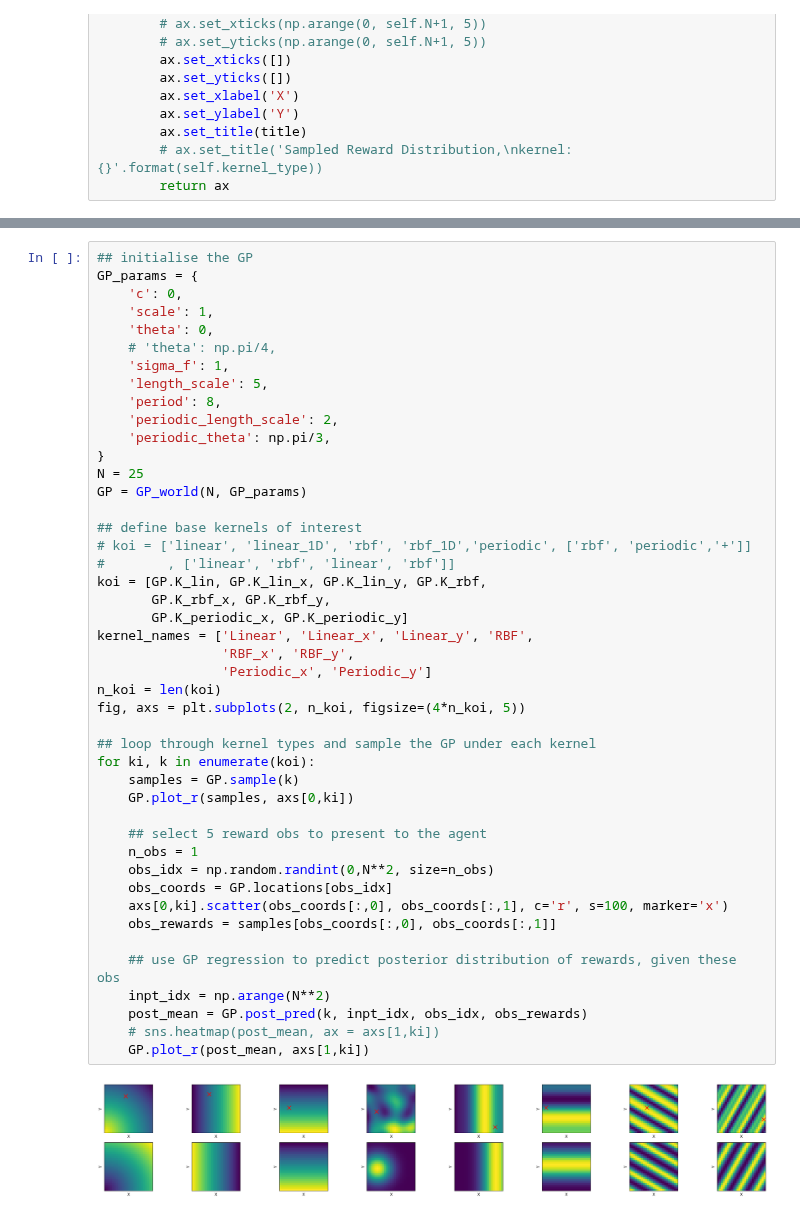
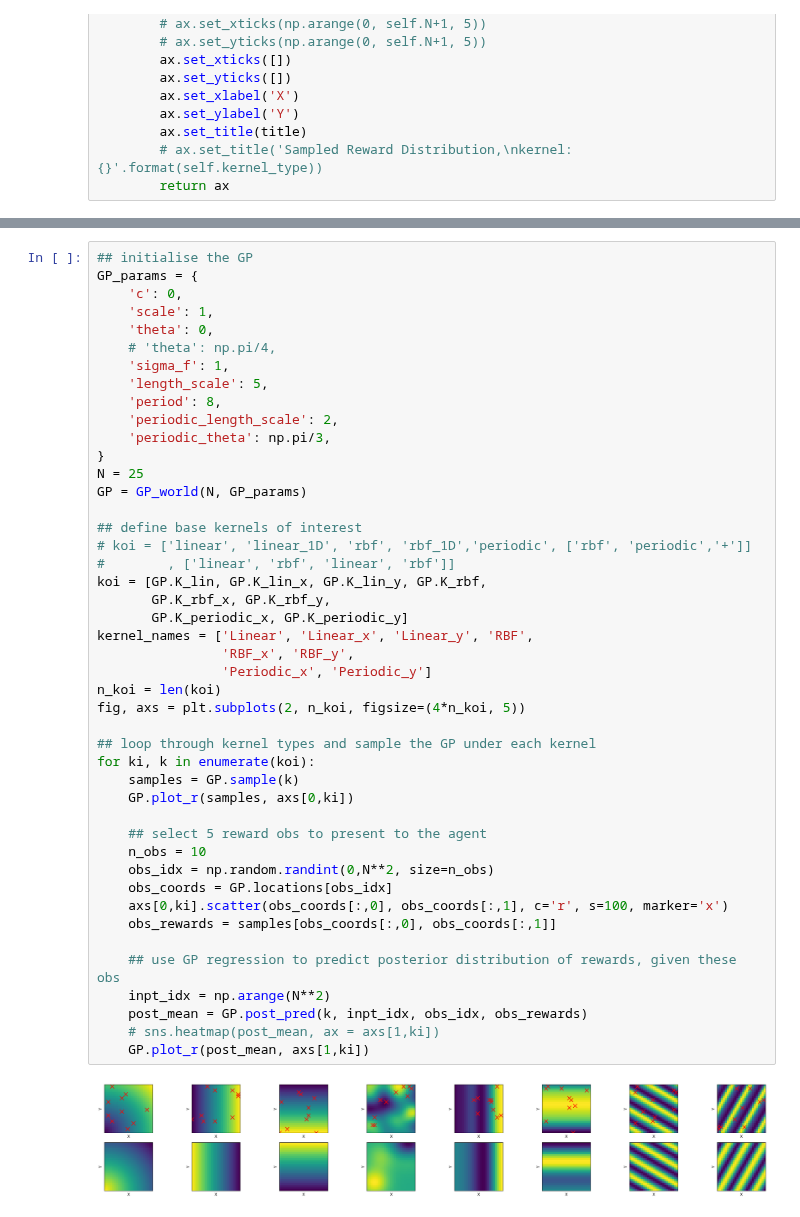
Before and after one commit to tgham/context_exploration, a Jupyter notebook: GP_worlds.ipynb, the cells around one changed output, grey strips where cells are left out. Saved outputs shown, nothing was run; the diff lists cells and outputs as text.

```diff
--- a/GP_worlds.ipynb
+++ b/GP_worlds.ipynb
@@ -209,32 +238,32 @@ GP = GP_world(N, GP_params)
 
 ## define base kernels of interest
 # koi = ['linear', 'linear_1D', 'rbf', 'rbf_1D','periodic', ['rbf', 'periodic','+']]
 #        , ['linear', 'rbf', 'linear', 'rbf']]
 koi = [GP.K_lin, GP.K_lin_x, GP.K_lin_y, GP.K_rbf,
        GP.K_rbf_x, GP.K_rbf_y,
        GP.K_periodic_x, GP.K_periodic_y]
 kernel_names = ['Linear', 'Linear_x', 'Linear_y', 'RBF',
                 'RBF_x', 'RBF_y',
                 'Periodic_x', 'Periodic_y']
 n_koi = len(koi)
 fig, axs = plt.subplots(2, n_koi, figsize=(4*n_koi, 5))
 
 ## loop through kernel types and sample the GP under each kernel
 for ki, k in enumerate(koi):
     samples = GP.sample(k)
     GP.plot_r(samples, axs[0,ki])
 
     ## select 5 reward obs to present to the agent
-    n_obs = 1
+    n_obs = 10
     obs_idx = np.random.randint(0,N**2, size=n_obs)
     obs_coords = GP.locations[obs_idx]
     axs[0,ki].scatter(obs_coords[:,0], obs_coords[:,1], c='r', s=100, marker='x')
     obs_rewards = samples[obs_coords[:,0], obs_coords[:,1]]
 
     ## use GP regression to predict posterior distribution of rewards, given these obs
     inpt_idx = np.arange(N**2)
     post_mean = GP.post_pred(k, inpt_idx, obs_idx, obs_rewards)
     # sns.heatmap(post_mean, ax = axs[1,ki])
     GP.plot_r(post_mean, axs[1,ki])
 # %% [output]
-[figure, old version]
+[figure, new version]
```
Also changed, not shown: parts of 4 cells of this notebook, 1 other file.
